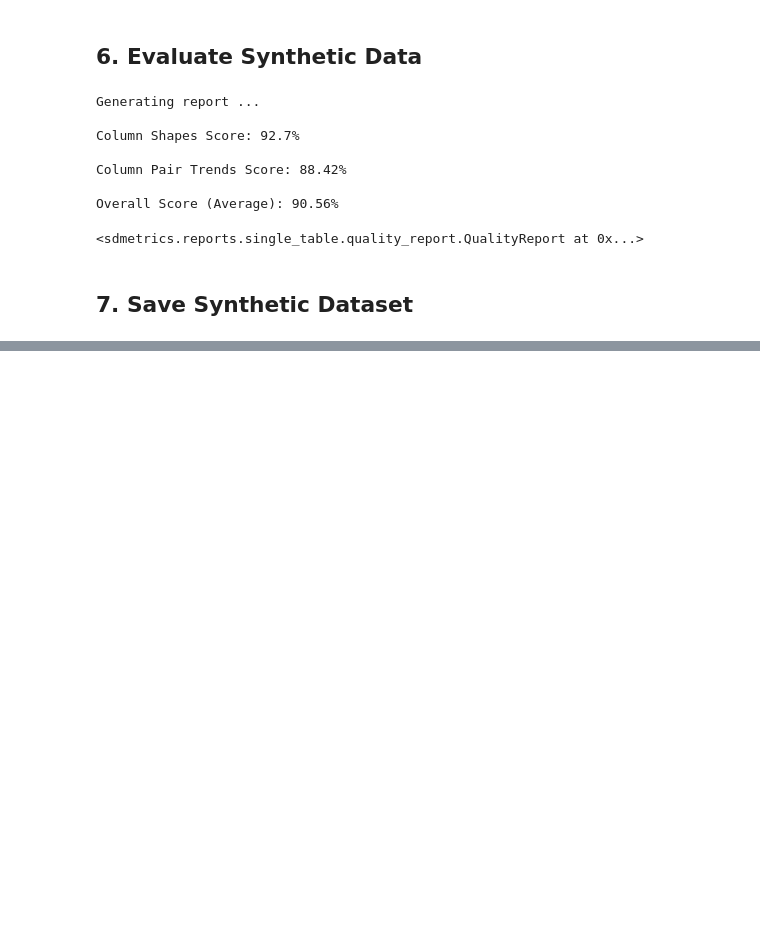
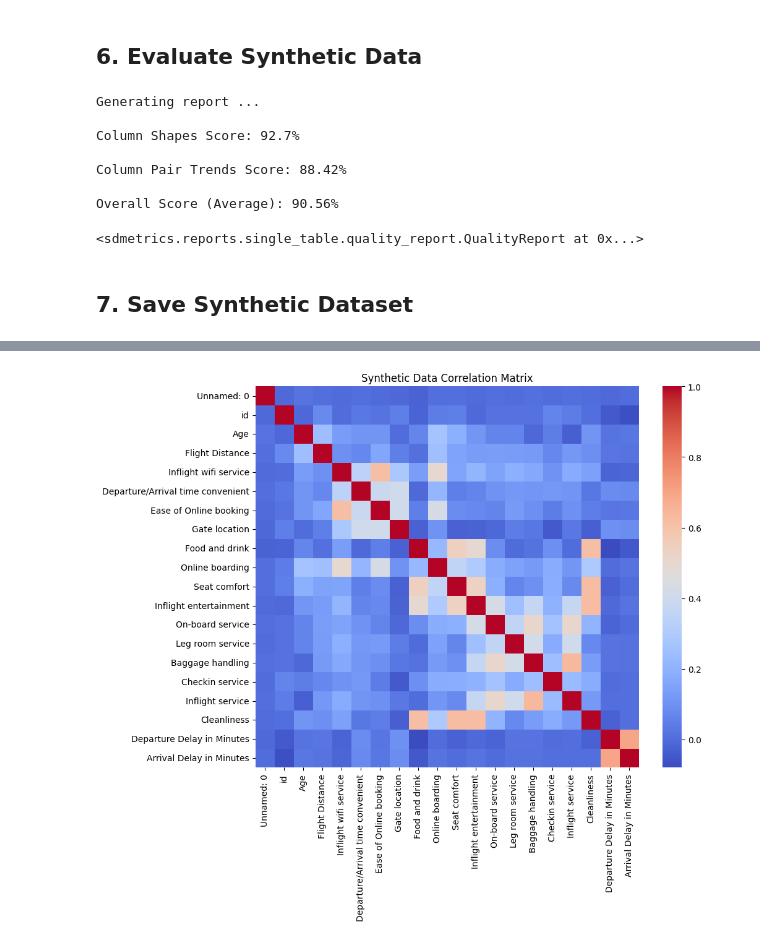
Before and after one commit to siddharthg-24/synthetic-marketing-respondents, a Jupyter notebook: notebooks/analysis.ipynb, the cells around one changed output, grey strips where cells are left out. Drawn from its saved outputs; the diff is of its cells as text; code cells hidden in the pictures; blank space fills up the shorter version.

```diff
--- a/notebooks/analysis.ipynb
+++ b/notebooks/analysis.ipynb
@@ -185,0 +220,8 @@ synthetic_data.to_csv("../synthetic_data/synthetic_airline_data.csv", index=Fals
+# %%
+plt.figure(figsize=(10,8))
+sns.heatmap(synthetic_corr, cmap="coolwarm")
+
+plt.title("Synthetic Data Correlation Matrix")
+plt.show()
+# %% [output]
+[figure, added]
```
Also changed, not shown: parts of 5 cells of this notebook.
